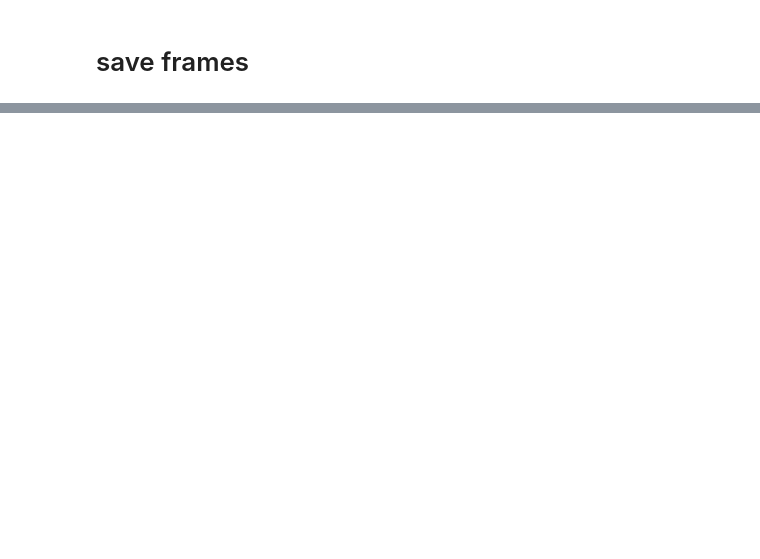
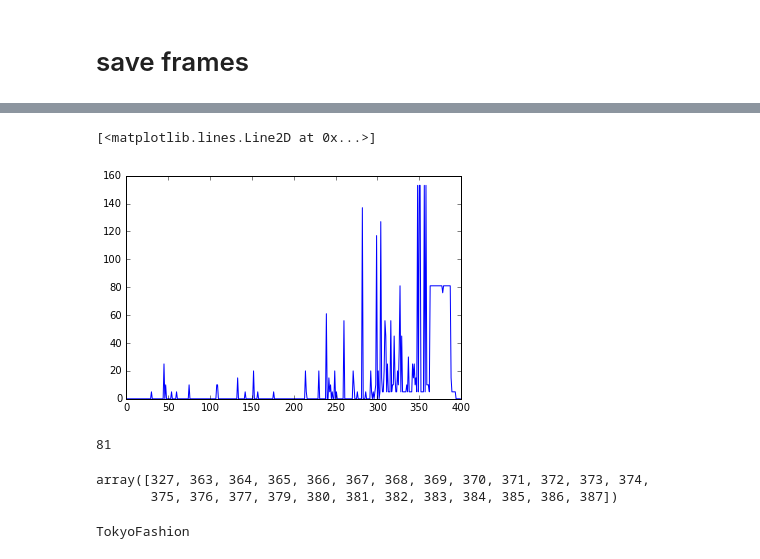
Before and after one commit to JeroenDelcour/redditStats, a Jupyter notebook: subreddit video.ipynb, the cells around one changed output, grey strips where cells are left out. Saved outputs shown, nothing was run; the diff lists cells and outputs as text; code cells hidden in the pictures; blank space fills up the shorter version.

```diff
--- a/subreddit video.ipynb
+++ b/subreddit video.ipynb
@@ -275,0 +301,15 @@ mold = np.zeros((657,657,3507), dtype=np.uint8)
+# %%
+%%time
+subreddit_count = np.zeros(data.shape[1], dtype=int)
+subreddit_count[0] = len(np.where(data[:,0])[0])
+for i in range(1,data.shape[1]):
+    x = data[subreddit_count[i-1]:,i]
+    new_subs = np.where(x>0)[0]
+    if len(new_subs) < 1:
+        new_subs = 0
+    else:
+        new_subs = new_subs[-1]
+    subreddit_count[i] = subreddit_count[i-1] + new_subs
+
+    if i%1000==0:
+        print i
@@ -276 +386,23 @@ mold = np.zeros((657,657,3507), dtype=np.uint8)
+# %%
+plt.plot(frame[150:550,458])
+# %% [output]
+[<matplotlib.lines.Line2D at 0x...>]
+[figure, added]
+# %%
+frame[150:550,458][370]
+# %% [output]
+81
+# %%
+ind = np.where(frame[150:550,458] == 81)
+ind[0]
+# %% [output]
+array([327, 363, 364, 365, 366, 367, 368, 369, 370, 371, 372, 373, 374,
+       375, 376, 377, 379, 380, 381, 382, 383, 384, 385, 386, 387])
+# %%
+a = np.argmax(frame[150:550,458])
+for i,p in enumerate(path):
+        if p[0] == 150+a and p[1] == 458:
+            print subreddits[i]
+# %% [output]
+TokyoFashion
 # %%
```
Also changed, not shown: parts of 46 cells of this notebook.
